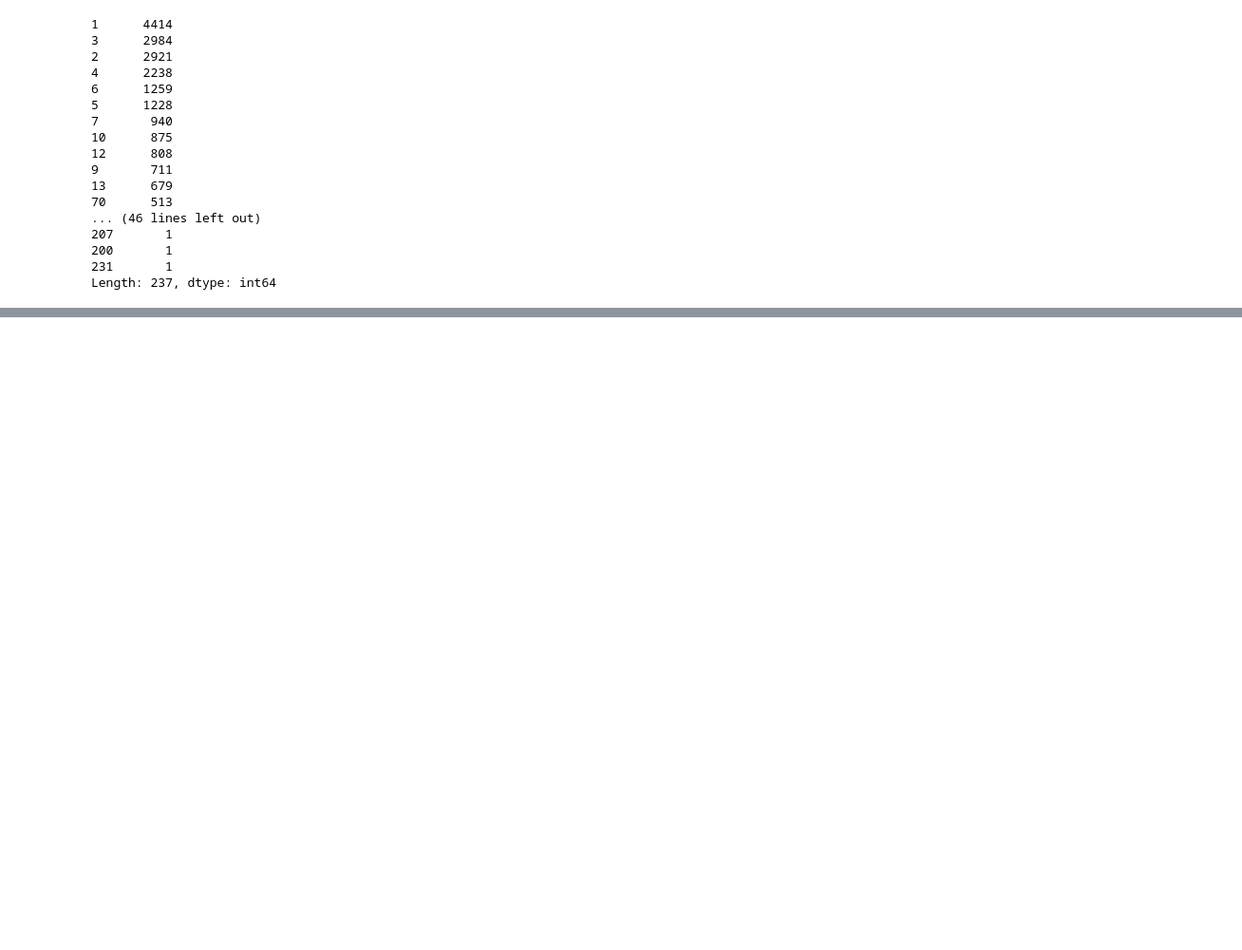
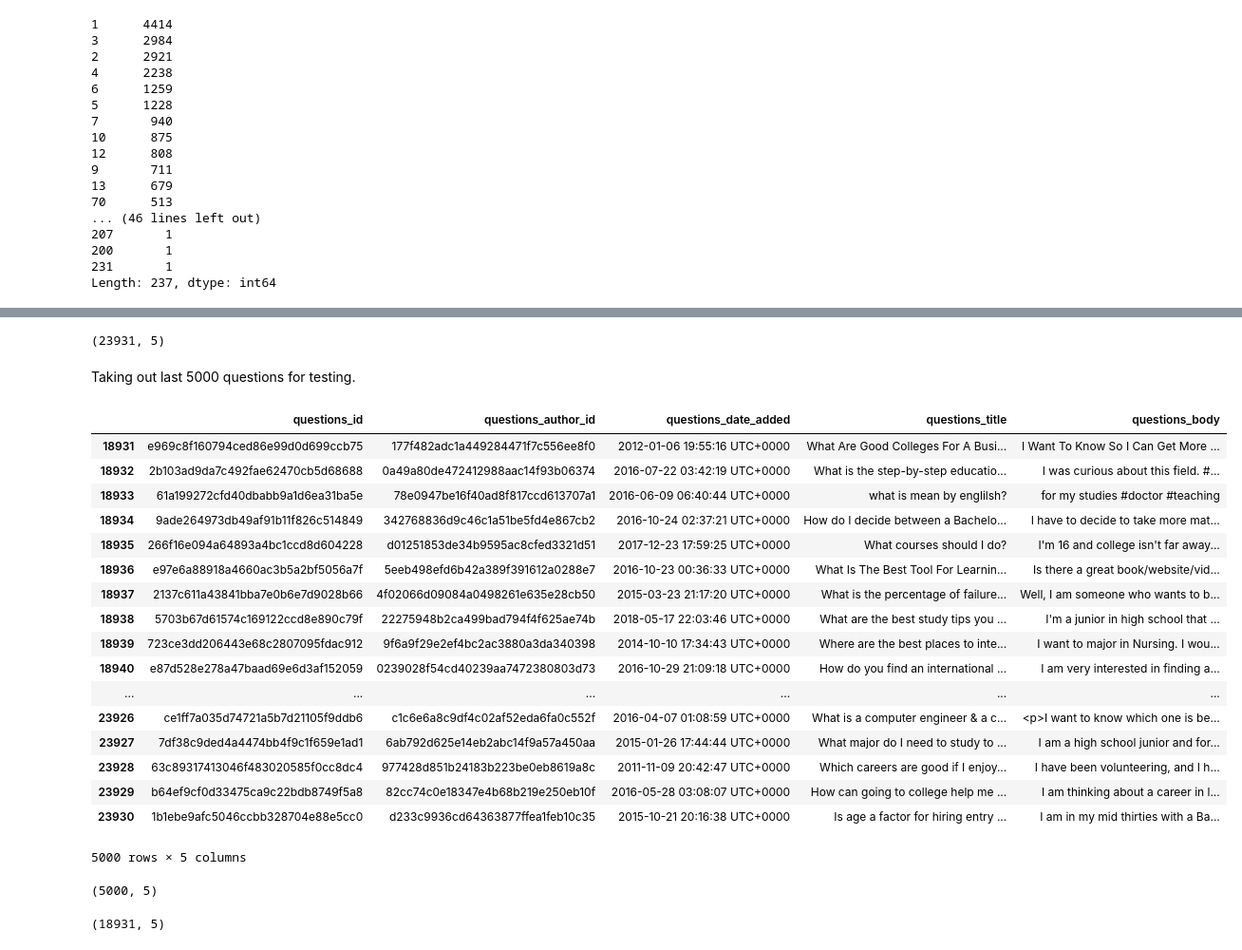
Before and after one commit to artisingh0913/CareerVillage-Recommender-System, a Jupyter notebook: Main.ipynb, the cells around one changed output, grey strips where cells are left out. Shown at 95% size. Saved outputs shown, nothing was run; the diff lists cells and outputs as text; code cells hidden in the pictures; blank space fills up the shorter version.

```diff
--- a/Main.ipynb
+++ b/Main.ipynb
@@ -214,0 +217,4 @@ Length: 237, dtype: int64
+# %%
+# Loading questions data and printing a few lines
+df_questions = pd.read_csv('dataset/questions.csv')
+df_questions.head()
@@ -214,0 +228,37 @@ Length: 237, dtype: int64
+# %%
+df_questions.shape
+# %% [output]
+(23931, 5)
+# %% [markdown]
+Taking out last 5000 questions for testing.
+# %%
+df_questions_test = df_questions.tail(5000)
+df_questions = df_questions.head(len(df_questions)-5000)
+df_questions_test
+# %% [output]
+|  | questions_id | questions_author_id | questions_date_added | questions_title | questions_body |
+| 18931 | e969c8f160794ced86e99d0d699ccb75 | 177f482adc1a449284471f7c556ee8f0 | 2012-01-06 19:55:16 UTC+0000 | What Are Good Colleges For A Busi... | I Want To Know So I Can Get More ... |
+| 18932 | 2b103ad9da7c492fae62470cb5d68688 | 0a49a80de472412988aac14f93b06374 | 2016-07-22 03:42:19 UTC+0000 | What is the step-by-step educatio... | I was curious about this field. #... |
+| 18933 | 61a199272cfd40dbabb9a1d6ea31ba5e | 78e0947be16f40ad8f817ccd613707a1 | 2016-06-09 06:40:44 UTC+0000 | what is mean by englilsh? | for my studies #doctor #teaching |
+| 18934 | 9ade264973db49af91b11f826c514849 | 342768836d9c46c1a51be5fd4e867cb2 | 2016-10-24 02:37:21 UTC+0000 | How do I decide between a Bachelo... | I have to decide to take more mat... |
+| 18935 | 266f16e094a64893a4bc1ccd8d604228 | d01251853de34b9595ac8cfed3321d51 | 2017-12-23 17:59:25 UTC+0000 | What courses should I do? | I'm 16 and college isn't far away... |
+| 18936 | e97e6a88918a4660ac3b5a2bf5056a7f | 5eeb498efd6b42a389f391612a0288e7 | 2016-10-23 00:36:33 UTC+0000 | What Is The Best Tool For Learnin... | Is there a great book/website/vid... |
+| 18937 | 2137c611a43841bba7e0b6e7d9028b66 | 4f02066d09084a0498261e635e28cb50 | 2015-03-23 21:17:20 UTC+0000 | What is the percentage of failure... | Well, I am someone who wants to b... |
+| 18938 | 5703b67d61574c169122ccd8e890c79f | 22275948b2ca499bad794f4f625ae74b | 2018-05-17 22:03:46 UTC+0000 | What are the best study tips you ... | I'm a junior in high school that ... |
+| 18939 | 723ce3dd206443e68c2807095fdac912 | 9f6a9f29e2ef4bc2ac3880a3da340398 | 2014-10-10 17:34:43 UTC+0000 | Where are the best places to inte... | I want to major in Nursing. I wou... |
+| 18940 | e87d528e278a47baad69e6d3af152059 | 0239028f54cd40239aa7472380803d73 | 2016-10-29 21:09:18 UTC+0000 | How do you find an international ... | I am very interested in finding a... |
+| ... | ... | ... | ... | ... | ... |
+| 23926 | ce1ff7a035d74721a5b7d21105f9ddb6 | c1c6e6a8c9df4c02af52eda6fa0c552f | 2016-04-07 01:08:59 UTC+0000 | What is a computer engineer & a c... | <p>I want to know which one is be... |
+| 23927 | 7df38c9ded4a4474bb4f9c1f659e1ad1 | 6ab792d625e14eb2abc14f9a57a450aa | 2015-01-26 17:44:44 UTC+0000 | What major do I need to study to ... | I am a high school junior and for... |
+| 23928 | 63c89317413046f483020585f0cc8dc4 | 977428d851b24183b223be0eb8619a8c | 2011-11-09 20:42:47 UTC+0000 | Which careers are good if I enjoy... | I have been volunteering, and I h... |
+| 23929 | b64ef9cf0d33475ca9c22bdb8749f5a8 | 82cc74c0e18347e4b68b219e250eb10f | 2016-05-28 03:08:07 UTC+0000 | How can going to college help me ... | I am thinking about a career in l... |
+| 23930 | 1b1ebe9afc5046ccbb328704e88e5cc0 | d233c9936cd64363877ffea1feb10c35 | 2015-10-21 20:16:38 UTC+0000 | Is age a factor for hiring entry ... | I am in my mid thirties with a Ba... |
+5000 rows × 5 columns
+# %%
+df_questions_test.shape
+# %% [output]
+(5000, 5)
+# %%
+df_questions.shape
+# %% [output]
+(18931, 5)
```
Also changed, not shown: parts of 47 cells of this notebook.
